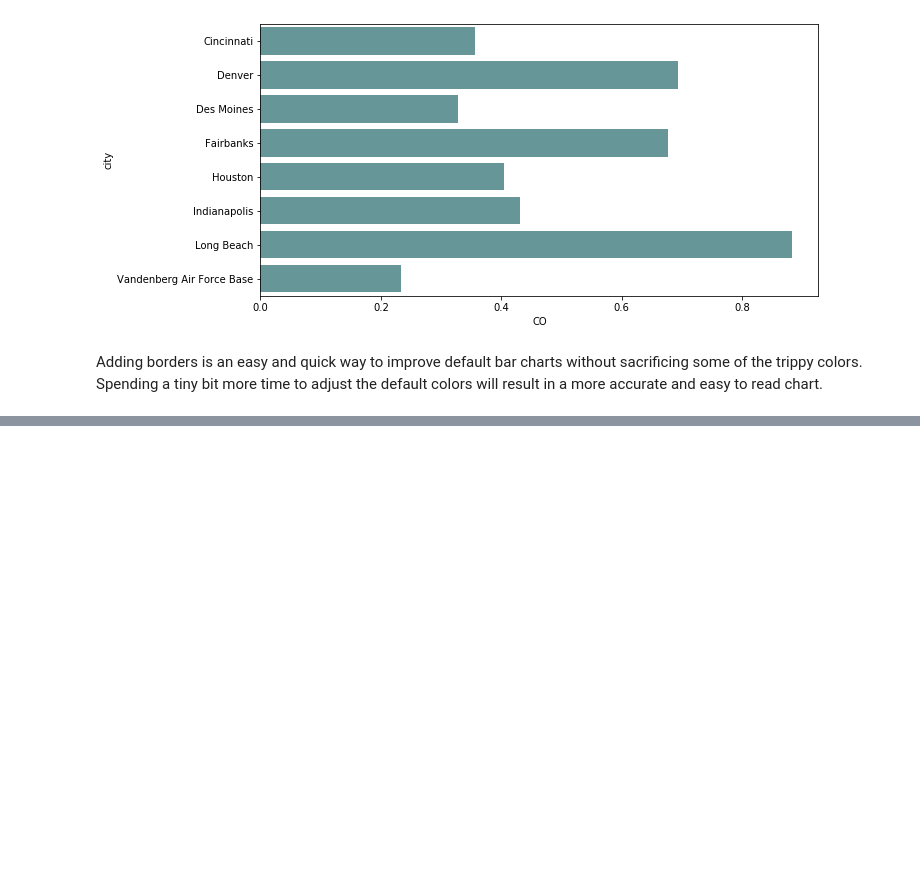
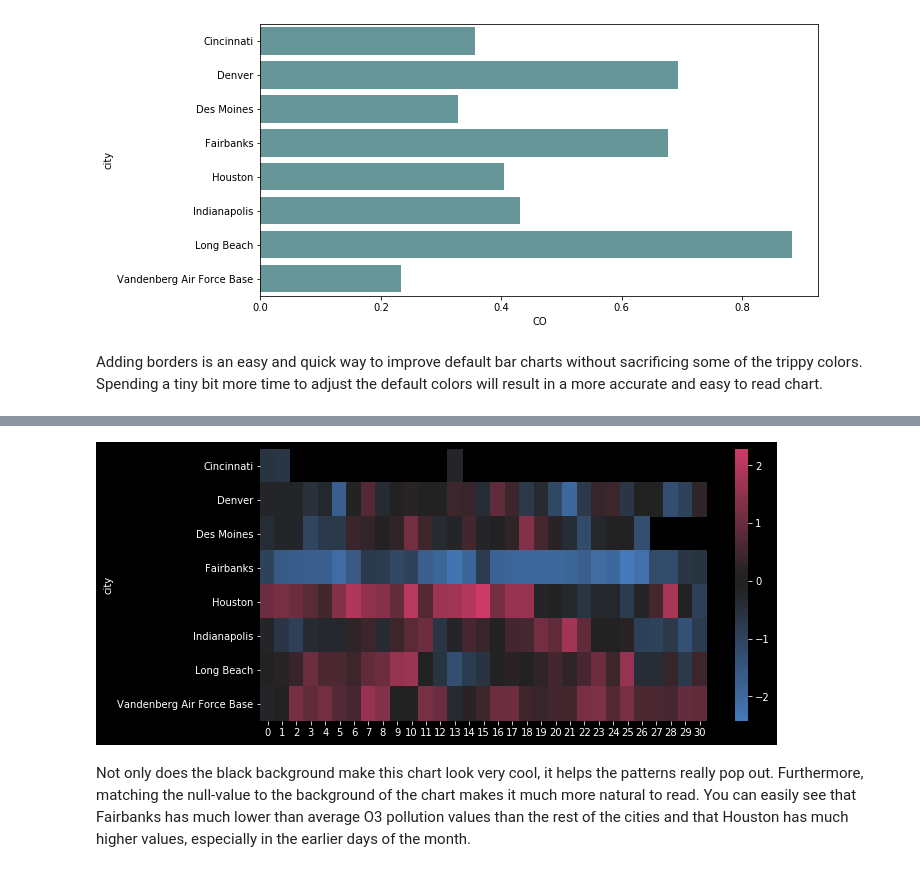
Before and after one commit to goodboychan/datacamp_repo, a Jupyter notebook: Improving.Your Data.Visualizations.in.Python/Using-color-in-your-visualizations.ipynb, the cells around one changed output, grey strips where cells are left out. Drawn from its saved outputs; the diff is of its cells as text; code cells hidden in the pictures; blank space fills up the shorter version.

```diff
--- a/Improving.Your Data.Visualizations.in.Python/Using-color-in-your-visualizations.ipynb
+++ b/Improving.Your Data.Visualizations.in.Python/Using-color-in-your-visualizations.ipynb
@@ -84,0 +164,3 @@ Adding borders is an easy and quick way to improve default bar charts without sa
+# %%
+oct_2015_o3 = pd.read_csv('./dataset/oct_2015_O3.csv', index_col=0)
+oct_2015_o3.head()
@@ -84,0 +176,18 @@ Adding borders is an easy and quick way to improve default bar charts without sa
+# %%
+# Dark plot background
+plt.style.use("dark_background")
+
+# Modify palette for dark background
+color_palette = sns.diverging_palette(250, 0,
+                                      center = 'dark',
+                                      as_cmap = True)
+
+# Pass palette to plot and set center
+sns.heatmap(oct_2015_o3,
+            cmap = color_palette,
+            center = 0);
+plt.yticks(rotation = 0);
+# %% [output]
+[figure, added]
+# %% [markdown]
+Not only does the black background make this chart look very cool, it helps the patterns really pop out. Furthermore, matching the null-value to the background of the chart makes it much more natural to read. You can easily see that Fairbanks has much lower than average O3 pollution values than the rest of the cities and that Houston has much higher values, especially in the earlier days of the month.
```
Also changed, not shown: parts of 13 cells of this notebook, 2 other files.
